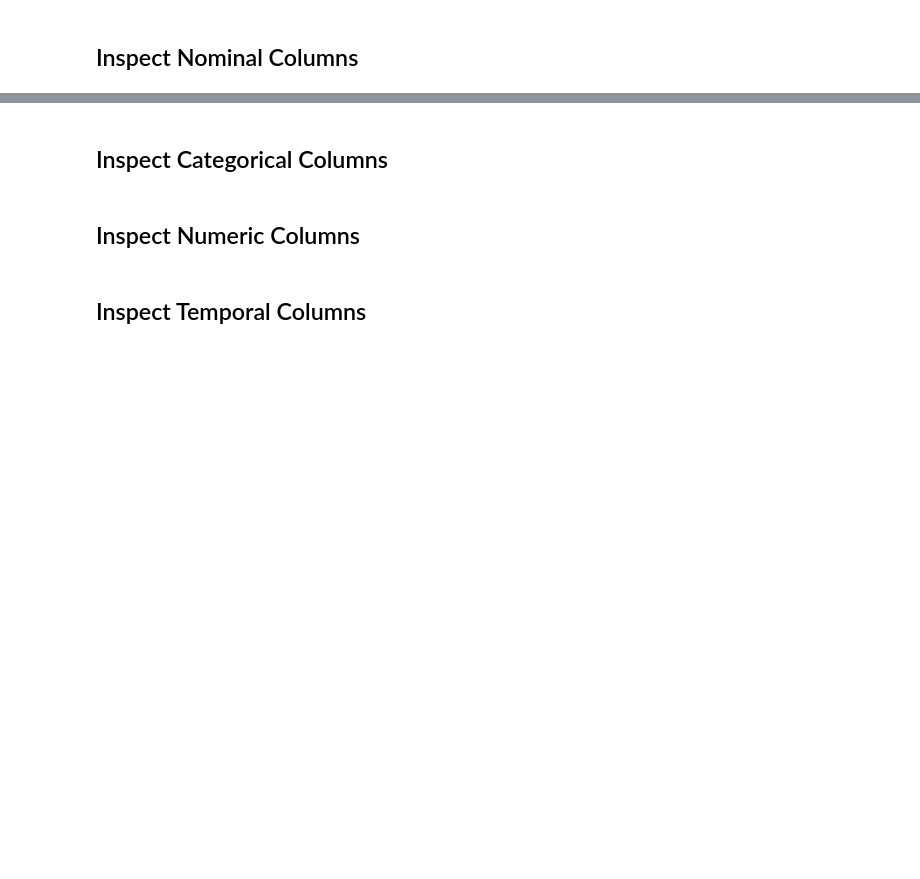
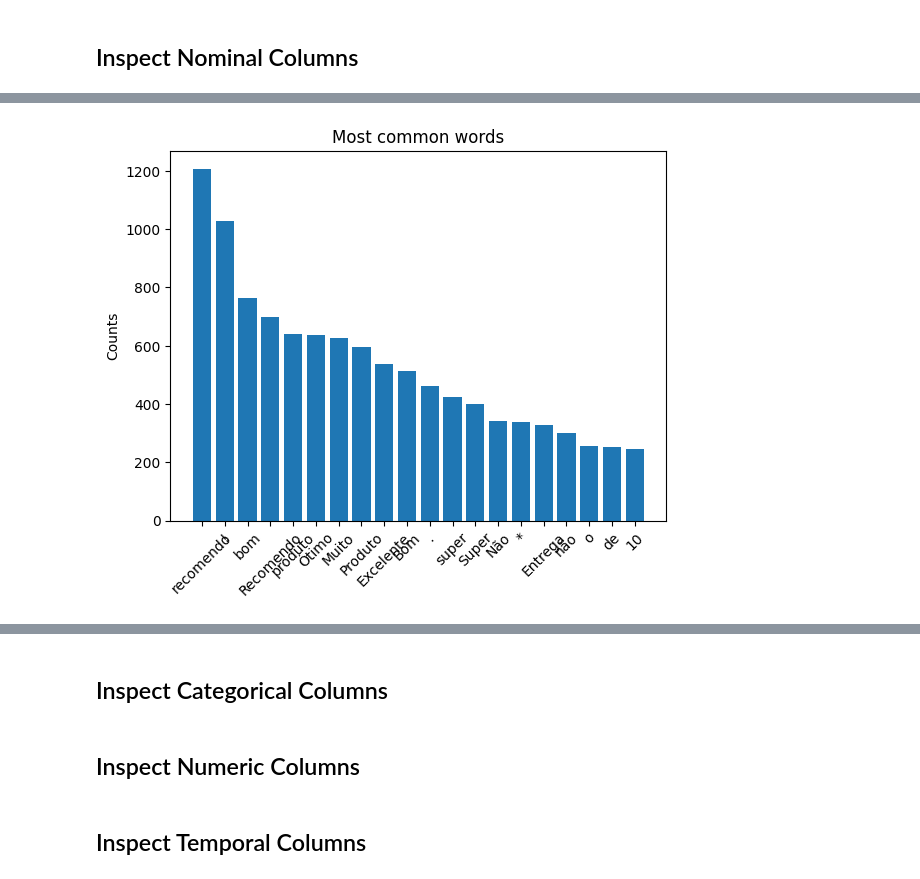
Before and after one commit to vmichael89/cf-brazilian-ecommerce-olist, a Jupyter notebook: notebooks/cleaning_exploration.ipynb, the cells around one changed output, grey strips where cells are left out. Cells and saved outputs as stored; diff of their text form; code cells hidden in the pictures; blank space fills up the shorter version.

```diff
--- a/notebooks/cleaning_exploration.ipynb
+++ b/notebooks/cleaning_exploration.ipynb
@@ -527,0 +567,8 @@ df_summaries["nominal"]
+# %%
+import nltk
+from nltk.tokenize import word_tokenize
+
+# If not done previously, download the necessary datasets
+nltk.download('punkt')
+
+dd = db['order_reviews']['review_comment_title'].dropna().apply(word_tokenize)
@@ -527,0 +579,18 @@ df_summaries["nominal"]
+# %%
+from collections import Counter
+import matplotlib.pyplot as plt
+
+# Get word frequencies
+word_freq = Counter([word for tokens in dd for word in tokens])
+
+# Most common words
+common_words = word_freq.most_common(20)
+
+# Plot
+plt.bar([word[0] for word in common_words], [word[1] for word in common_words])
+plt.xticks(rotation=45)
+plt.ylabel('Counts')
+plt.title('Most common words')
+plt.show()
+# %% [output]
+[figure, added]
```
Also changed, not shown: parts of 32 cells of this notebook, 2 other files.
